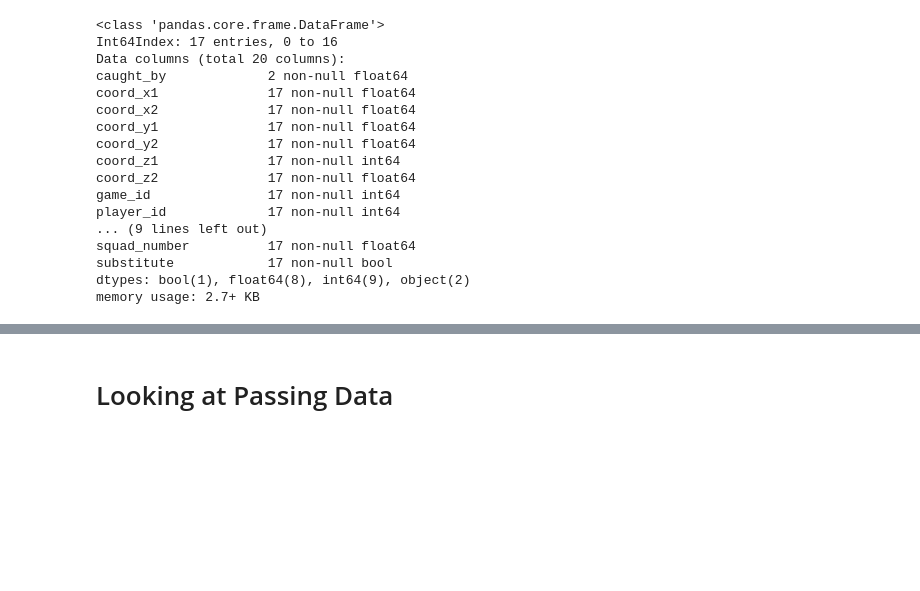
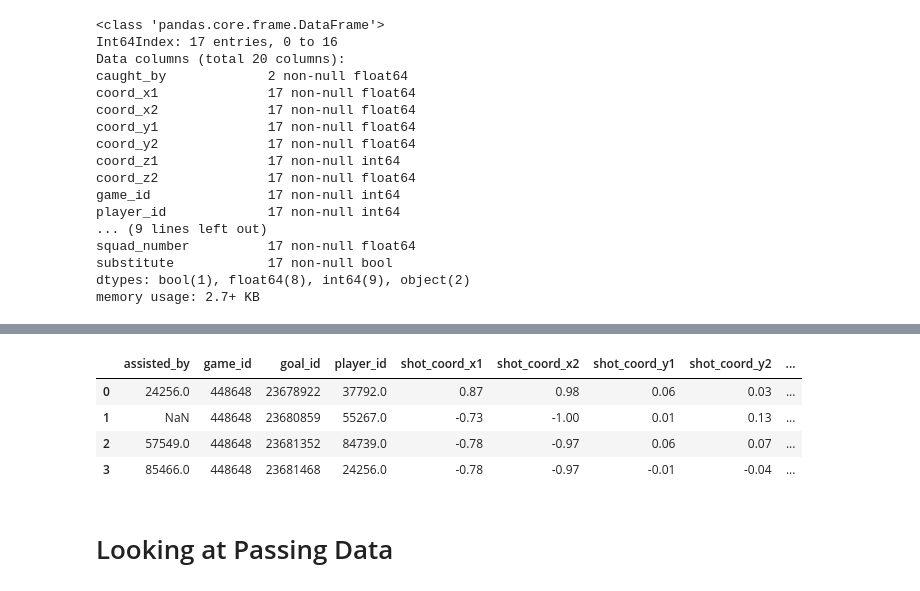
Before and after one commit to d-v-dlee/super_liga_xg, a Jupyter notebook: test_shot_types.ipynb, the cells around one changed output, grey strips where cells are left out. Saved outputs shown, nothing was run; the diff lists cells and outputs as text; code cells hidden in the pictures; blank space fills up the shorter version.

```diff
--- a/test_shot_types.ipynb
+++ b/test_shot_types.ipynb
@@ -374,3 +410,16 @@ memory usage: 2.7+ KB
+# %%
+data['incidences'].keys()
+goals = list(data['incidences']['goals'].items())
+goal_list_dicts = [flatten_goal(goal, game_id) for goal in goals]
+goals_df = pd.DataFrame(goal_list_dicts)
+# %%
+goals_df
+# %% [output]
+|  | assisted_by | game_id | goal_id | player_id | shot_coord_x1 | shot_coord_x2 | shot_coord_y1 | shot_coord_y2 | ... |
+| 0 | 24256.0 | 448648 | 23678922 | 37792.0 | 0.87 | 0.98 | 0.06 | 0.03 | ... |
+| 1 | NaN | 448648 | 23680859 | 55267.0 | -0.73 | -1.00 | 0.01 | 0.13 | ... |
+| 2 | 57549.0 | 448648 | 23681352 | 84739.0 | -0.78 | -0.97 | 0.06 | 0.07 | ... |
+| 3 | 85466.0 | 448648 | 23681468 | 24256.0 | -0.78 | -0.97 | -0.01 | -0.04 | ... |
 # %% [markdown]
 # Looking at Passing Data
 # %%
```
Also changed, not shown: parts of 8 cells of this notebook, 3 other files.
